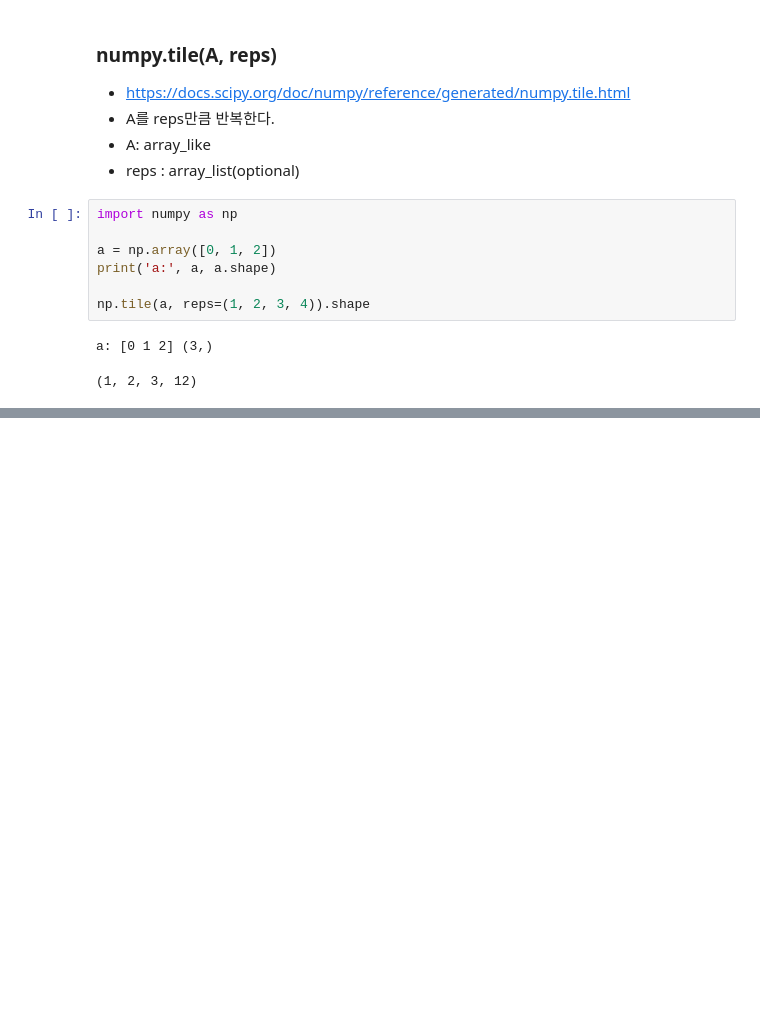
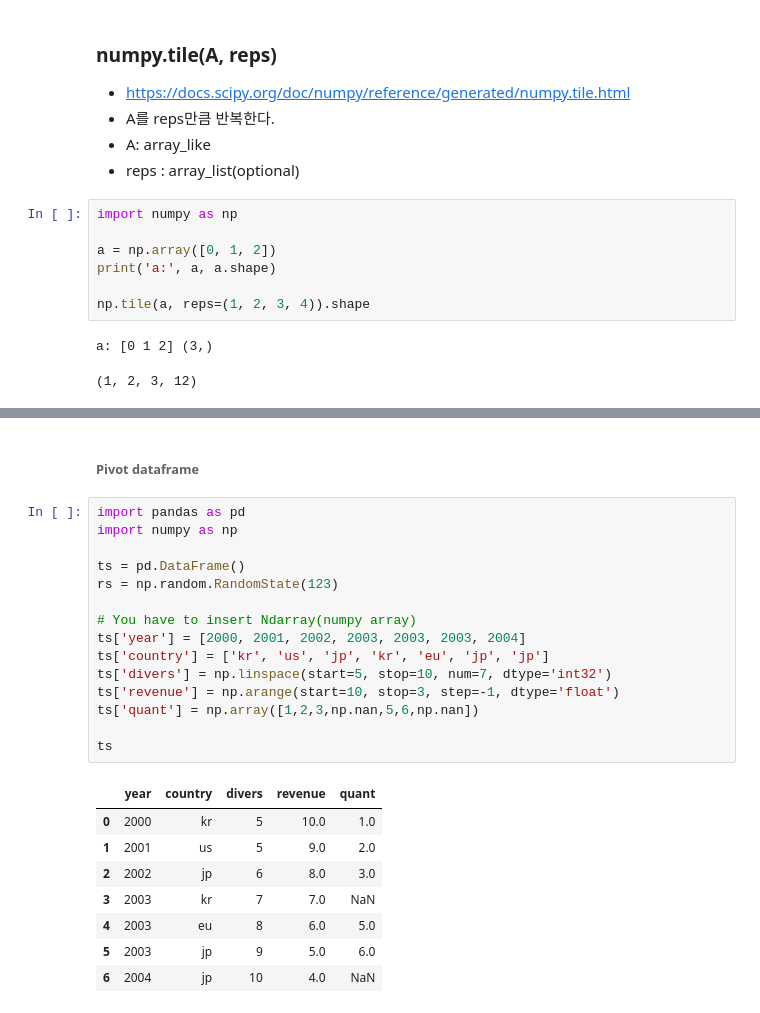
Before and after one commit to notyetend/pg, a Jupyter notebook: python_data_eng/_Python_numpy_and_pandas.ipynb, the cells around one changed output, grey strips where cells are left out. Drawn from its saved outputs; the diff is of its cells as text; blank space fills up the shorter version.

```diff
--- a/python_data_eng/_Python_numpy_and_pandas.ipynb
+++ b/python_data_eng/_Python_numpy_and_pandas.ipynb
@@ -298,0 +730,26 @@ a: [0 1 2] (3,)
+# %% [markdown]
+###### Pivot dataframe
+# %%
+import pandas as pd
+import numpy as np
+
+ts = pd.DataFrame()
+rs = np.random.RandomState(123)
+
+# You have to insert Ndarray(numpy array)
+ts['year'] = [2000, 2001, 2002, 2003, 2003, 2003, 2004]
+ts['country'] = ['kr', 'us', 'jp', 'kr', 'eu', 'jp', 'jp']
+ts['divers'] = np.linspace(start=5, stop=10, num=7, dtype='int32')
+ts['revenue'] = np.arange(start=10, stop=3, step=-1, dtype='float')
+ts['quant'] = np.array([1,2,3,np.nan,5,6,np.nan])
+
+ts
+# %% [output]
+|  | year | country | divers | revenue | quant |
+| 0 | 2000 | kr | 5 | 10.0 | 1.0 |
+| 1 | 2001 | us | 5 | 9.0 | 2.0 |
+| 2 | 2002 | jp | 6 | 8.0 | 3.0 |
+| 3 | 2003 | kr | 7 | 7.0 | NaN |
+| 4 | 2003 | eu | 8 | 6.0 | 5.0 |
+| 5 | 2003 | jp | 9 | 5.0 | 6.0 |
+| 6 | 2004 | jp | 10 | 4.0 | NaN |
```
Also changed, not shown: parts of 88 cells of this notebook, 3 other files.
